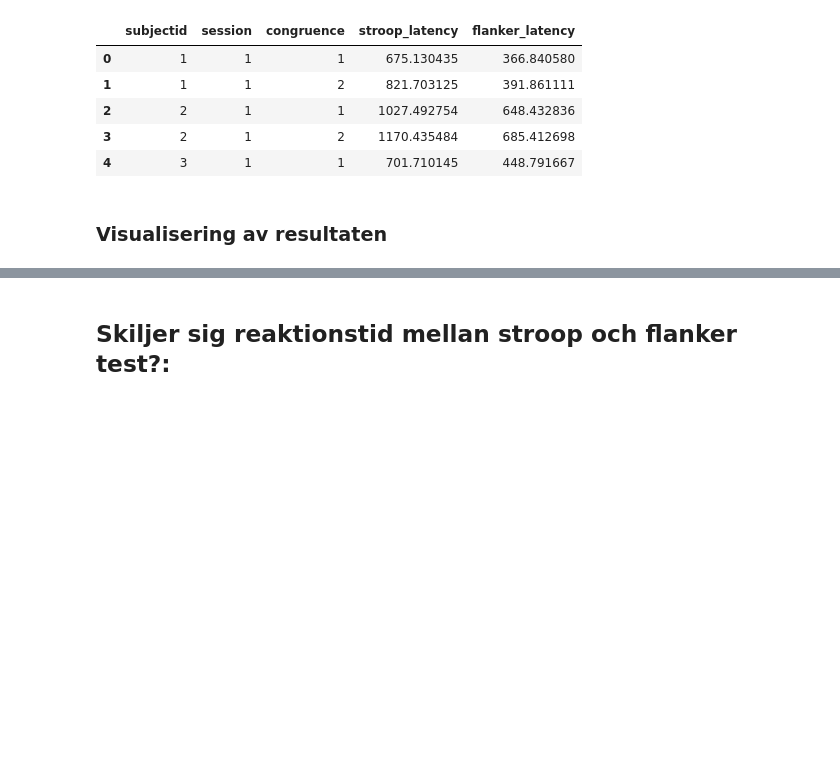
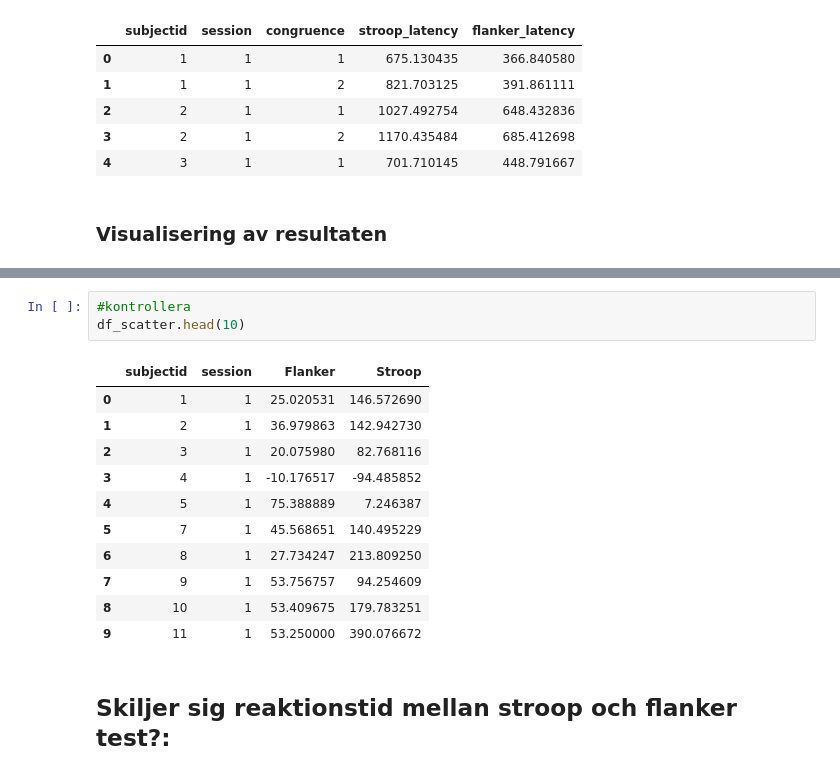
Before and after one commit to gusuny/data_analysis_project, a Jupyter notebook: data/raw/sammansatt_test.ipynb, the cells around one changed output, grey strips where cells are left out. Saved outputs shown, nothing was run; the diff lists cells and outputs as text; blank space fills up the shorter version.

```diff
--- a/data/raw/sammansatt_test.ipynb
+++ b/data/raw/sammansatt_test.ipynb
@@ -454,3 +475,18 @@ Antal deltagare: 459
+# %%
+#kontrollera
+df_scatter.head(10)
+# %% [output]
+|  | subjectid | session | Flanker | Stroop |
+| 0 | 1 | 1 | 25.020531 | 146.572690 |
+| 1 | 2 | 1 | 36.979863 | 142.942730 |
+| 2 | 3 | 1 | 20.075980 | 82.768116 |
+| 3 | 4 | 1 | -10.176517 | -94.485852 |
+| 4 | 5 | 1 | 75.388889 | 7.246387 |
+| 5 | 7 | 1 | 45.568651 | 140.495229 |
+| 6 | 8 | 1 | 27.734247 | 213.809250 |
+| 7 | 9 | 1 | 53.756757 | 94.254609 |
+| 8 | 10 | 1 | 53.409675 | 179.783251 |
+| 9 | 11 | 1 | 53.250000 | 390.076672 |
 # %% [markdown]
 ## Skiljer sig reaktionstid mellan stroop och flanker test?:
 # %%
```
Also changed, not shown: parts of 17 cells of this notebook.
